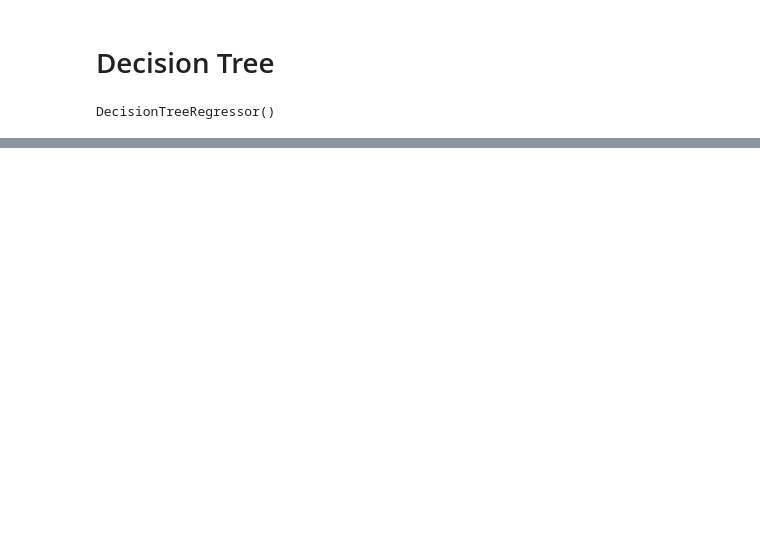
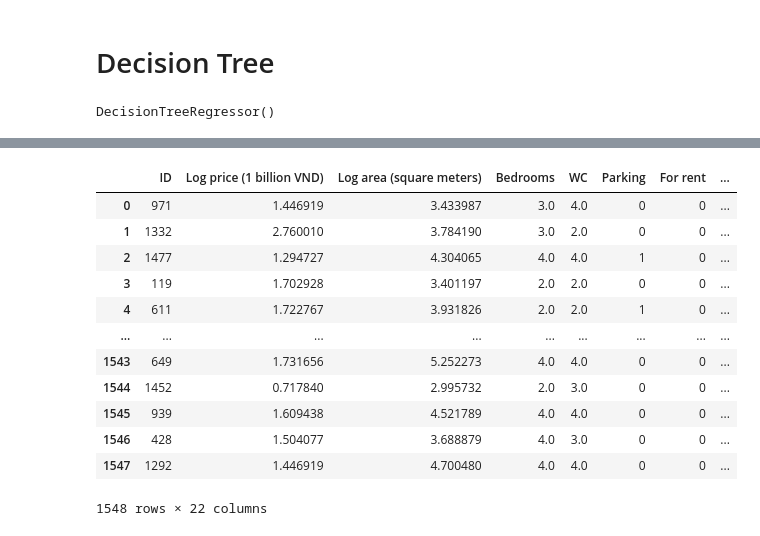
Before and after one commit to tandao0909/intro-to-ds-project, a Jupyter notebook: train/train.ipynb, the cells around one changed output, grey strips where cells are left out. Cells and saved outputs as stored; diff of their text form; code cells hidden in the pictures; blank space fills up the shorter version.

Commit message:
Half way train complex models

```diff
--- a/train/train.ipynb
+++ b/train/train.ipynb
@@ -387,3 +387,6 @@ columns_to_drop
 # %%
 data.drop(columns=columns_to_drop, inplace=True)
 data.to_csv("../data/complex_data.csv", sep="\t")
+# %%
+data = pd.read_csv("~/Downloads/train_set.csv", sep='\t')
+data.head()
@@ -389,0 +400,29 @@ data.to_csv("../data/complex_data.csv", sep="\t")
+# %%
+from sklearn.pipeline import make_pipeline
+from sklearn.preprocessing import StandardScaler, FunctionTransformer
+from sklearn.compose import ColumnTransformer
+from train import ColumnDropper, LogTransformer
+
+column_dropper = ColumnDropper(columns_to_drop=columns_to_drop)
+log_transformer = LogTransformer()
+std_scaler = StandardScaler()
+pipeline = make_pipeline(log_transformer, column_dropper, std_scaler)
+pipeline.fit(data)
+with open("pipeline.pkl", "wb") as file:
+    pickle.dump(pipeline, file)
+# %%
+data
+# %% [output]
+|  | ID | Log price (1 billion VND) | Log area (square meters) | Bedrooms | WC | Parking | For rent | ... |
+| 0 | 971 | 1.446919 | 3.433987 | 3.0 | 4.0 | 0 | 0 | ... |
+| 1 | 1332 | 2.760010 | 3.784190 | 3.0 | 2.0 | 0 | 0 | ... |
+| 2 | 1477 | 1.294727 | 4.304065 | 4.0 | 4.0 | 1 | 0 | ... |
+| 3 | 119 | 1.702928 | 3.401197 | 2.0 | 2.0 | 0 | 0 | ... |
+| 4 | 611 | 1.722767 | 3.931826 | 2.0 | 2.0 | 1 | 0 | ... |
+| ... | ... | ... | ... | ... | ... | ... | ... | ... |
+| 1543 | 649 | 1.731656 | 5.252273 | 4.0 | 4.0 | 0 | 0 | ... |
+| 1544 | 1452 | 0.717840 | 2.995732 | 2.0 | 3.0 | 0 | 0 | ... |
+| 1545 | 939 | 1.609438 | 4.521789 | 4.0 | 4.0 | 0 | 0 | ... |
+| 1546 | 428 | 1.504077 | 3.688879 | 4.0 | 3.0 | 0 | 0 | ... |
+| 1547 | 1292 | 1.446919 | 4.700480 | 4.0 | 4.0 | 0 | 0 | ... |
+1548 rows × 22 columns
```
Also changed, not shown: parts of 17 cells of this notebook, 5 other files.
